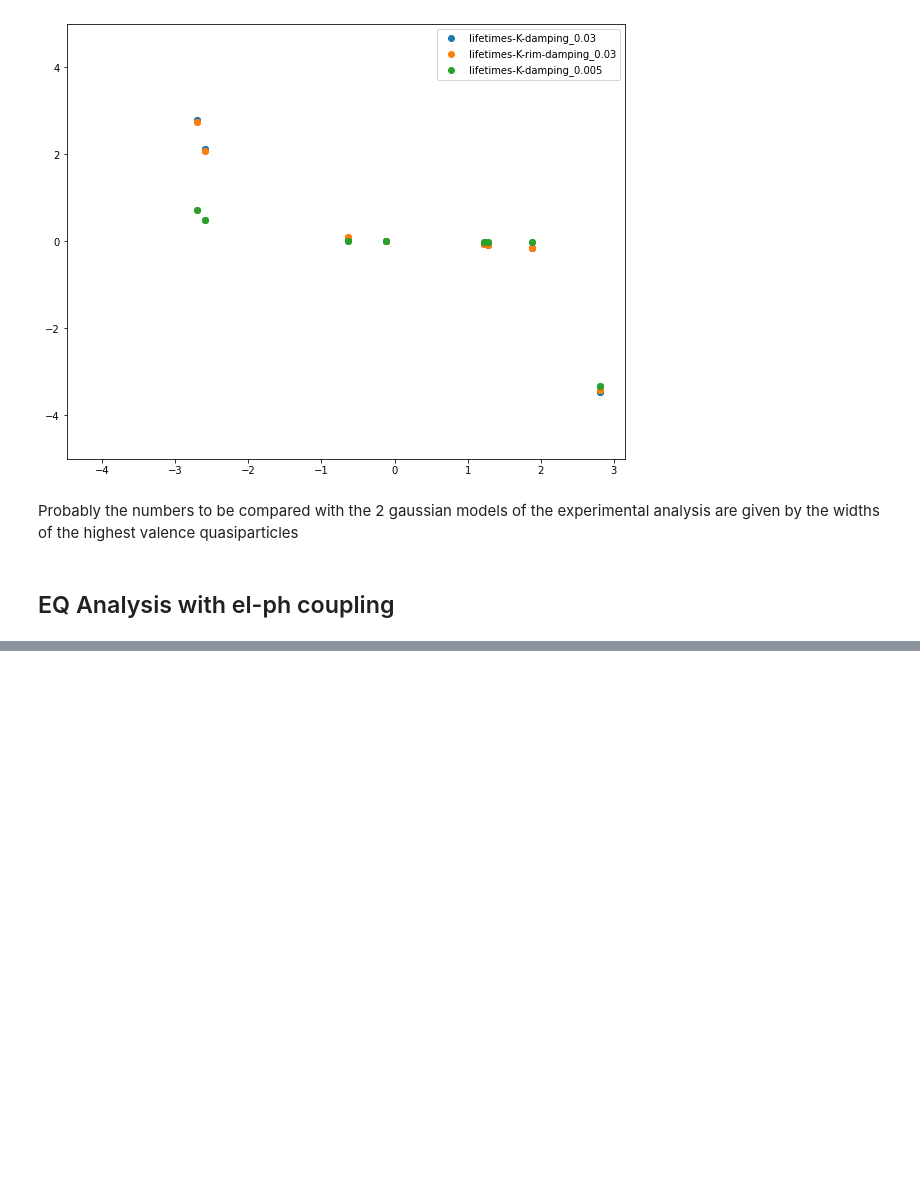
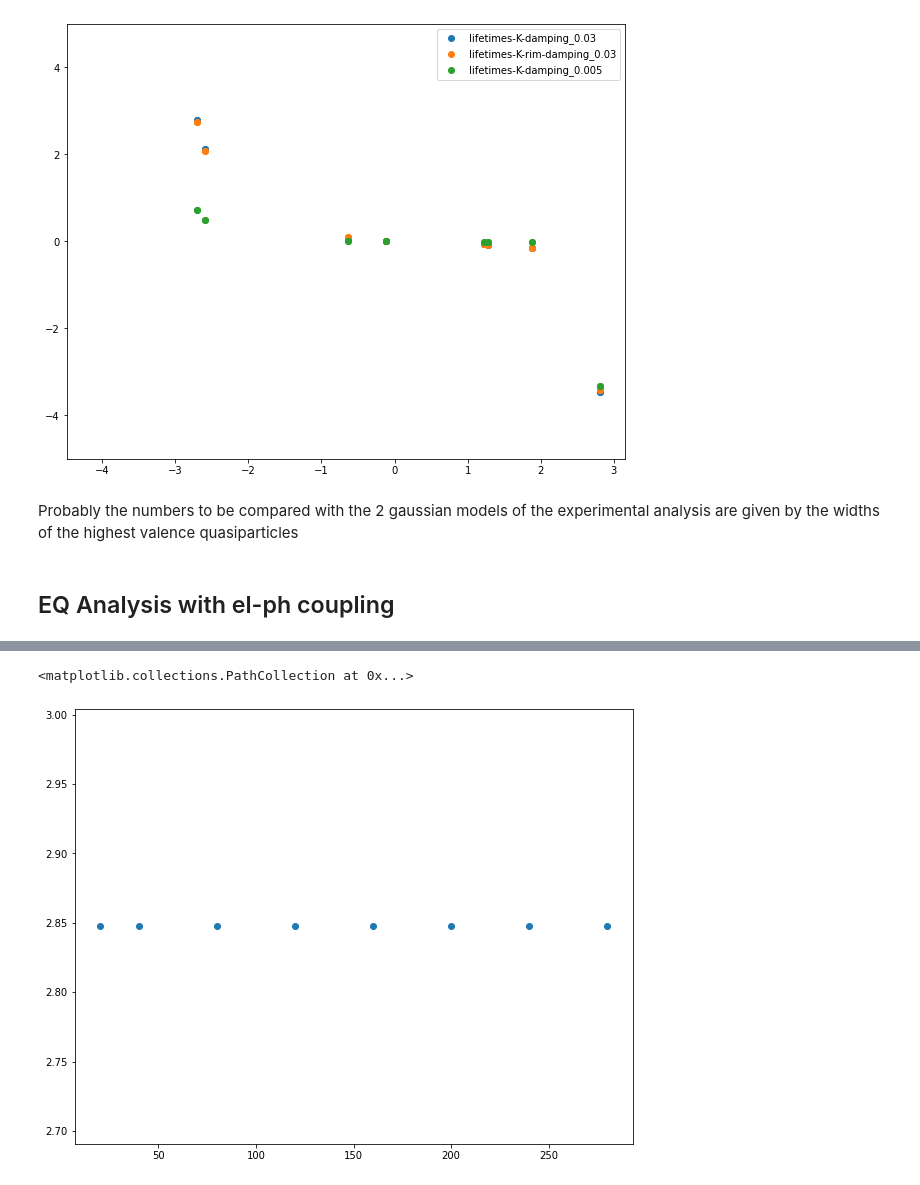
Before and after one commit to marcodalessandro76/WSe2, a Jupyter notebook: Lifetimes.ipynb, the cells around one changed output, grey strips where cells are left out. Cells and saved outputs as stored; diff of their text form; code cells hidden in the pictures; blank space fills up the shorter version.

```diff
--- a/Lifetimes.ipynb
+++ b/Lifetimes.ipynb
@@ -565,0 +634,2 @@ yambo_ph -g n -p fan -c ep -V gen
+# %%
+run_dir = 'PHONON/yambo'
@@ -565,0 +674,27 @@ yambo_ph -g n -p fan -c ep -V gen
+# %%
+ntasks_c = 8
+ntasks_v = int(ntasks/ntasks_c)
+print(ntasks_c,ntasks_v)
+times = [20,40,80,120,160,200,240,280]
+
+damping = [0.03,0.03] # eV
+scissor = 1. # 0.261
+QPkrange = [12,12,40,60]
+
+study = D.Dataset(num_tasks=1,verbose=True)
+study.set_postprocessing_function(PP.yambo_parse_data)
+
+inp = I.YamboInput('yambo_rt -r -gw0 fan -V All -J GKKP',folder=run_dir)
+inp.set_array_variables(units='Kn',BoseTemp=300)
+inp.set_array_variables(KfnQP_E=[scissor,1.,1.])
+inp.set_array_variables(QPkrange=QPkrange)
+inp.set_array_variables(units='eV',DmRngeXd=damping)
+inp.set_array_variables(units='RL',RandGvec=10)
+inp.set_array_variables(RandQpts=1000000)
+inp.set_scalar_variables(SE_ROLEs='q.qp.b',SE_CPU='1.2.16') # for 1 nodes on ismhpc (with 32 mpi and 1 omp per node)
+inp.set_scalar_variables(X_and_IO_ROLEs='q.g.k.c.v',X_and_IO_CPU='1.1.1.%s.%s'%(ntasks_c,ntasks_v))
+
+for t in times:
+    inp.set_scalar_variables(GfnRTdb='f @ %s fs < RT_carriers/ndb.RT_carriers'%t)
+    idd = 'lifetimes-K-phonon-neq-damping_%s-time_%s-rim'%(damping[0],t)
+    study.append_run(id=idd,input=inp,runner=code,run_dir=run_dir,jobname=[idd,'GKKP'])
@@ -565,0 +724,2 @@ yambo_ph -g n -p fan -c ep -V gen
+# %%
+results = study.run()
@@ -565,0 +744,5 @@ yambo_ph -g n -p fan -c ep -V gen
+# %%
+width = []
+for ind,t in enumerate(times):
+    width.append(results[ind].data['qp']['col6'][11])
+width
@@ -566 +758,7 @@ yambo_ph -g n -p fan -c ep -V gen
+# %%
+fig, ax = plt.subplots(figsize=(10, 8))
+plt.scatter(times,width)
+# %% [output]
+<matplotlib.collections.PathCollection at 0x...>
+[figure, added]
 # %%
```
Also changed, not shown: parts of 39 cells of this notebook, 1 other file.
